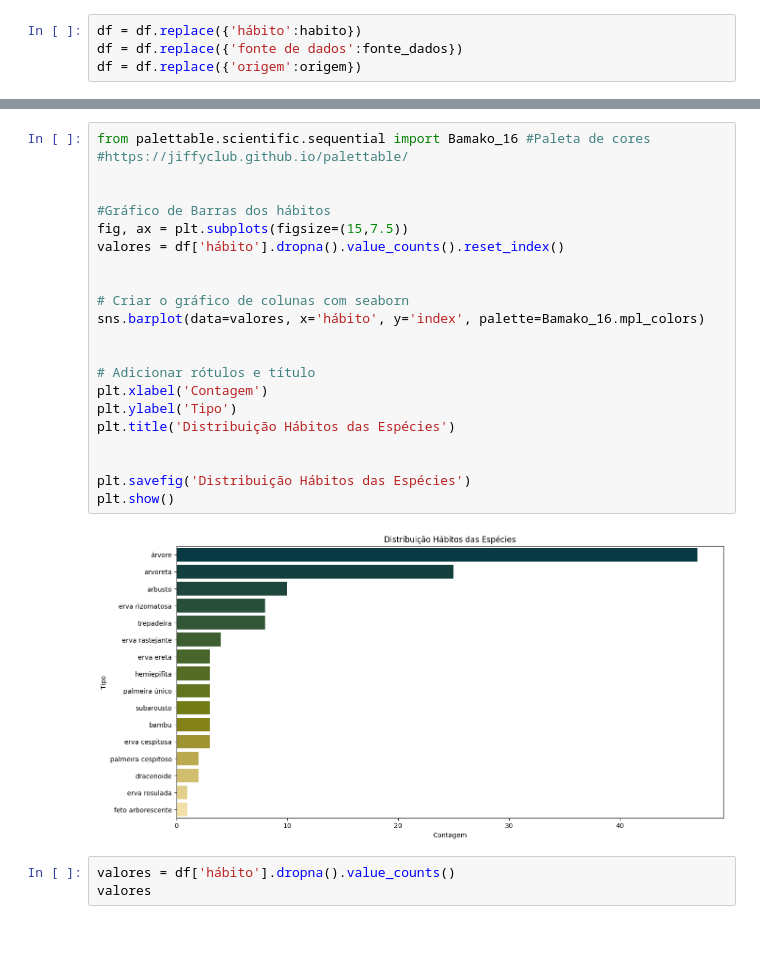
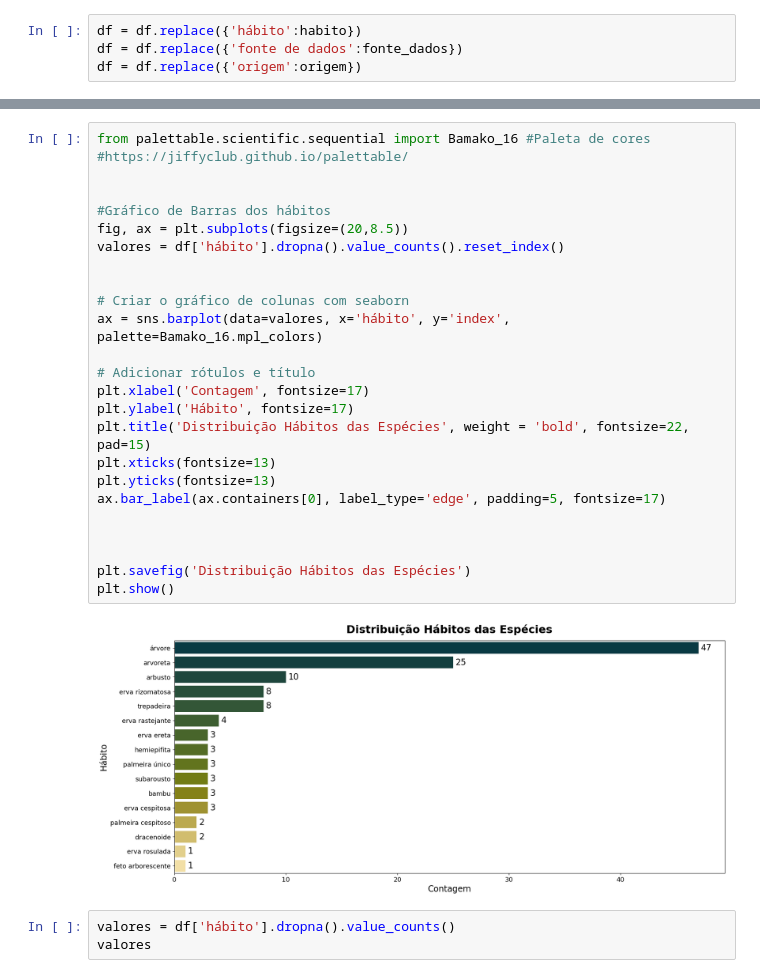
Before and after one commit to Batovs/Parque-Lajeado_Analise-Flora, a Jupyter notebook: Análise_Flora_Parque_Lajeado.ipynb, the cells around one changed output, grey strips where cells are left out. Drawn from its saved outputs; the diff is of its cells as text; blank space fills up the shorter version.

```diff
--- a/Análise_Flora_Parque_Lajeado.ipynb
+++ b/Análise_Flora_Parque_Lajeado.ipynb
@@ -78,27 +78,30 @@ dtype: int64
 # %%
 from palettable.scientific.sequential import Bamako_16 #Paleta de cores
 #https://jiffyclub.github.io/palettable/
 
 
 #Gráfico de Barras dos hábitos
-fig, ax = plt.subplots(figsize=(15,7.5))
+fig, ax = plt.subplots(figsize=(20,8.5))
 valores = df['hábito'].dropna().value_counts().reset_index()
 
 
 # Criar o gráfico de colunas com seaborn
-sns.barplot(data=valores, x='hábito', y='index', palette=Bamako_16.mpl_colors)
-
+ax = sns.barplot(data=valores, x='hábito', y='index', palette=Bamako_16.mpl_colors)
 
 # Adicionar rótulos e título
-plt.xlabel('Contagem')
-plt.ylabel('Tipo')
-plt.title('Distribuição Hábitos das Espécies')
+plt.xlabel('Contagem', fontsize=17)
+plt.ylabel('Hábito', fontsize=17)
+plt.title('Distribuição Hábitos das Espécies', weight = 'bold', fontsize=22, pad=15)
+plt.xticks(fontsize=13)
+plt.yticks(fontsize=13)
+ax.bar_label(ax.containers[0], label_type='edge', padding=5, fontsize=17)
+
 
 
 plt.savefig('Distribuição Hábitos das Espécies')
 plt.show()
 # %% [output]
-[figure, old version]
+[figure, new version]
 # %%
 valores = df['hábito'].dropna().value_counts()
 valores
```
Also changed, not shown: parts of 8 cells of this notebook.
